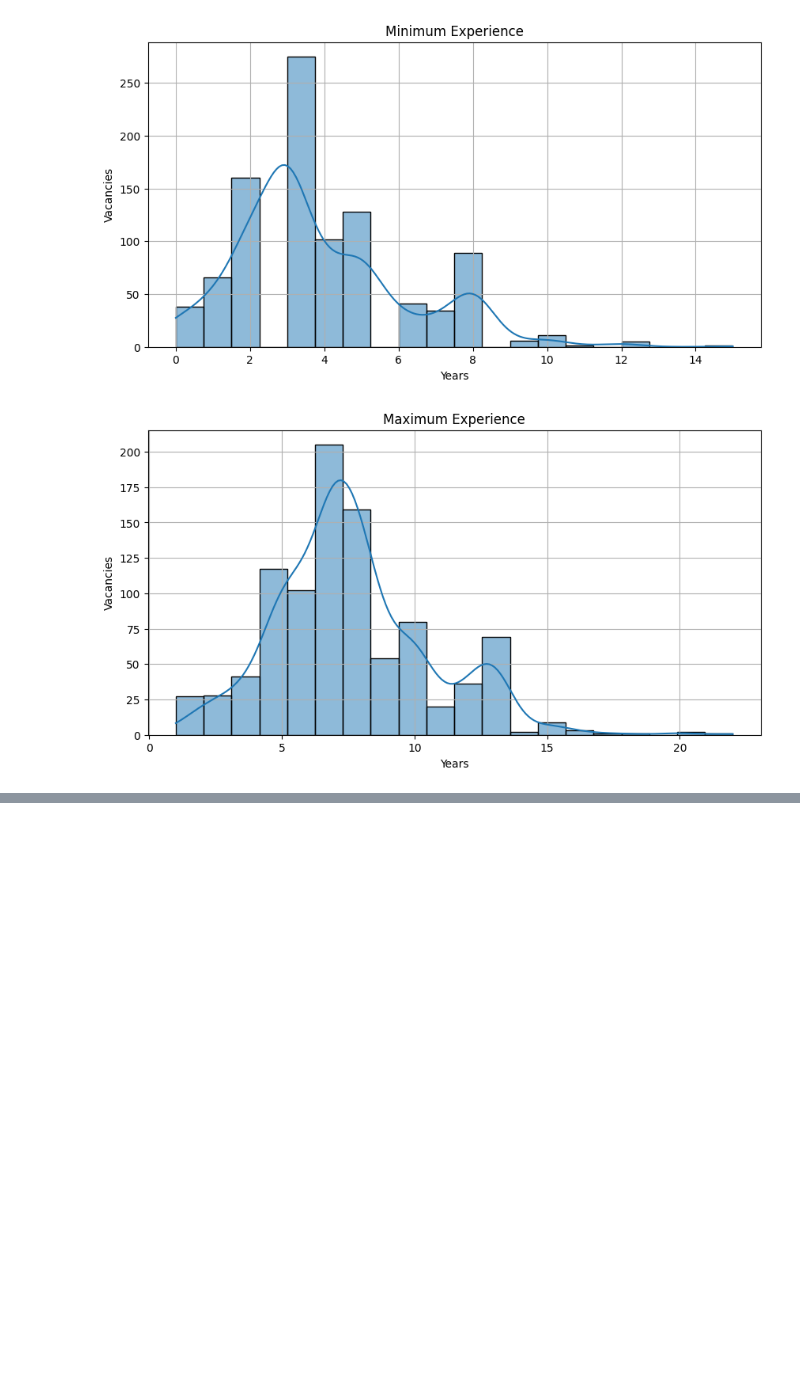
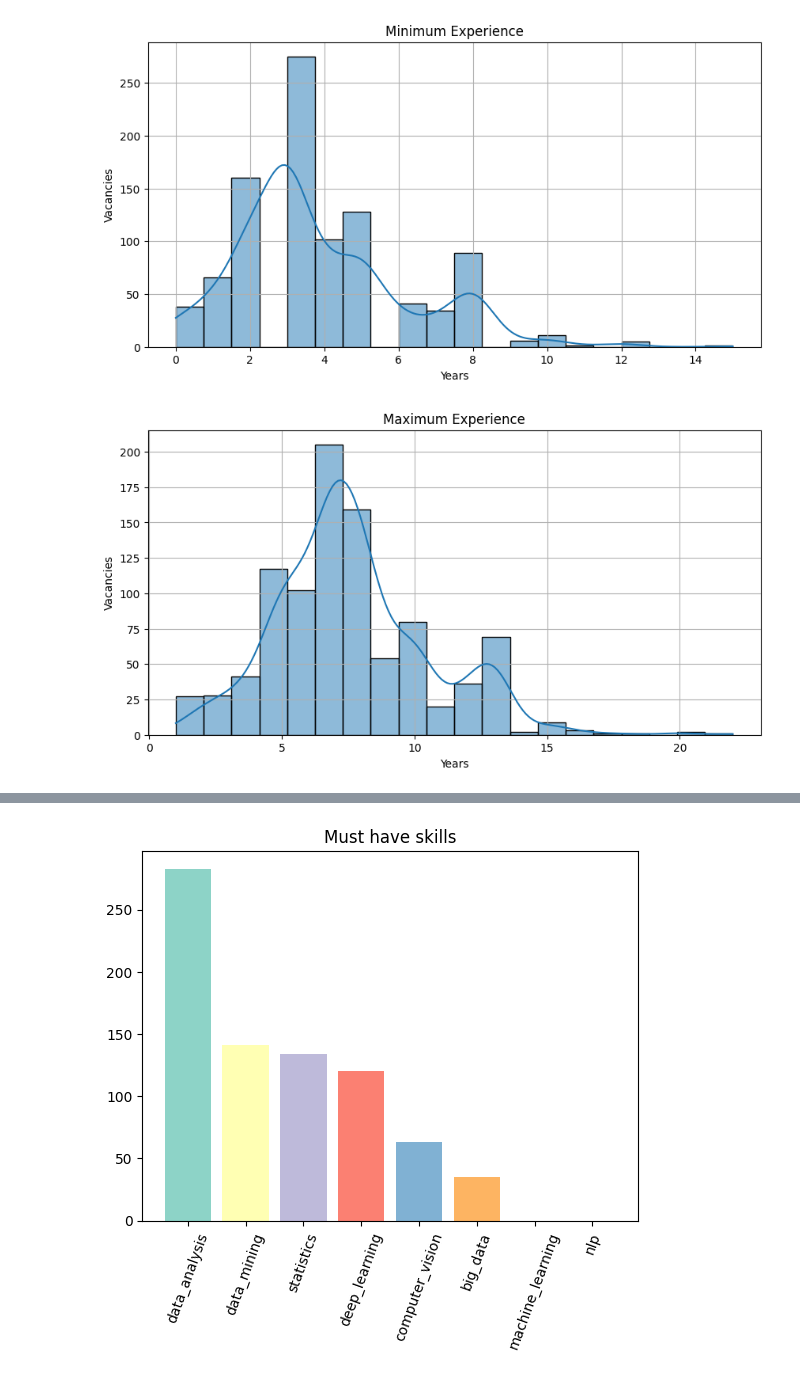
Before and after one commit to zkhechadoorian/datasciNaukri, a Jupyter notebook: notebooks/clean.ipynb, the cells around one changed output, grey strips where cells are left out. Drawn from its saved outputs; the diff is of its cells as text; code cells hidden in the pictures; blank space fills up the shorter version.

```diff
--- a/notebooks/clean.ipynb
+++ b/notebooks/clean.ipynb
@@ -232,0 +308,14 @@ plt.show()
+# %%
+# conver skills column into a new df
+
+# df.skill : (957,) vector where each row contains ['str']
+# .apply(pd.Series) creates a table with (957,n) where n = maximum length of ['str'] in column 'skills'
+# .stack() gets us to a list of (~7000,) where ~7000 is the number of unique skills that appear in all lists
+# then we use value_counts to see which keywords appear most frequently
+skl_df = pd.DataFrame(df.skills.apply(pd.Series).stack().value_counts()).reset_index()
+skl_df.columns=["skills","count"]
+skl_df.head(20)
+
+# now I want to add a column that counts total number of skills listed
+df['total_skills'] = df['skills'].apply(lambda x: len(x) if isinstance(x, list) else str(x))
+df.head()
@@ -232,0 +361,17 @@ plt.show()
+# %%
+# what happens if i make regex=False?
+# Extra material for regular expression: https://regexlearn.com/
+datascience={}
+
+# let's say any words that contain 'stat' should be lumped into the skill 'statistics'
+datascience['statistics']=skl_df["count"][skl_df['skills'].str.contains('stat', regex=False)].sum()
+datascience['machine_learning']=skl_df["count"][skl_df['skills'].str.contains('machine |^ml', regex=False)].sum()
+datascience['data_analysis']=skl_df["count"][skl_df['skills'].str.contains('data ana', regex=False)].sum()
+datascience['data_mining']=skl_df["count"][skl_df['skills'].str.contains('mining', regex=False)].sum()
+datascience['nlp']=skl_df["count"][skl_df['skills'].str.contains('nlp|natural', regex=False)].sum()
+datascience['computer_vision']=skl_df["count"][skl_df['skills'].str.contains('computer vision', regex=False)].sum()
+datascience['deep_learning']=skl_df["count"][skl_df['skills'].str.contains('deep learning', regex=False)].sum()
+datascience['big_data']=skl_df["count"][skl_df['skills'].str.contains('big', regex=False)].sum()
+
+for each in ['statistics','machine_learning','data_analysis','data_mining','nlp','computer_vision','deep_learning','big_data']:
+    print(f'{each}: {datascience[each]}')
@@ -232,0 +390,6 @@ plt.show()
+# %%
+from operator import itemgetter
+
+# Sort the 'datascience' dictionary by its values in descending order
+datascience=dict(sorted(datascience.items(), key=itemgetter(1),reverse=True))
+datascience
@@ -232,0 +405,8 @@ plt.show()
+# %%
+# Plot the most important skills.
+plt.bar(datascience.keys(),datascience.values(),color=colors)
+plt.xticks(rotation=70)
+plt.title("Must have skills")
+plt.show()
+# %% [output]
+[figure, added]
```
Also changed, not shown: parts of 35 cells of this notebook, 1 other file.
